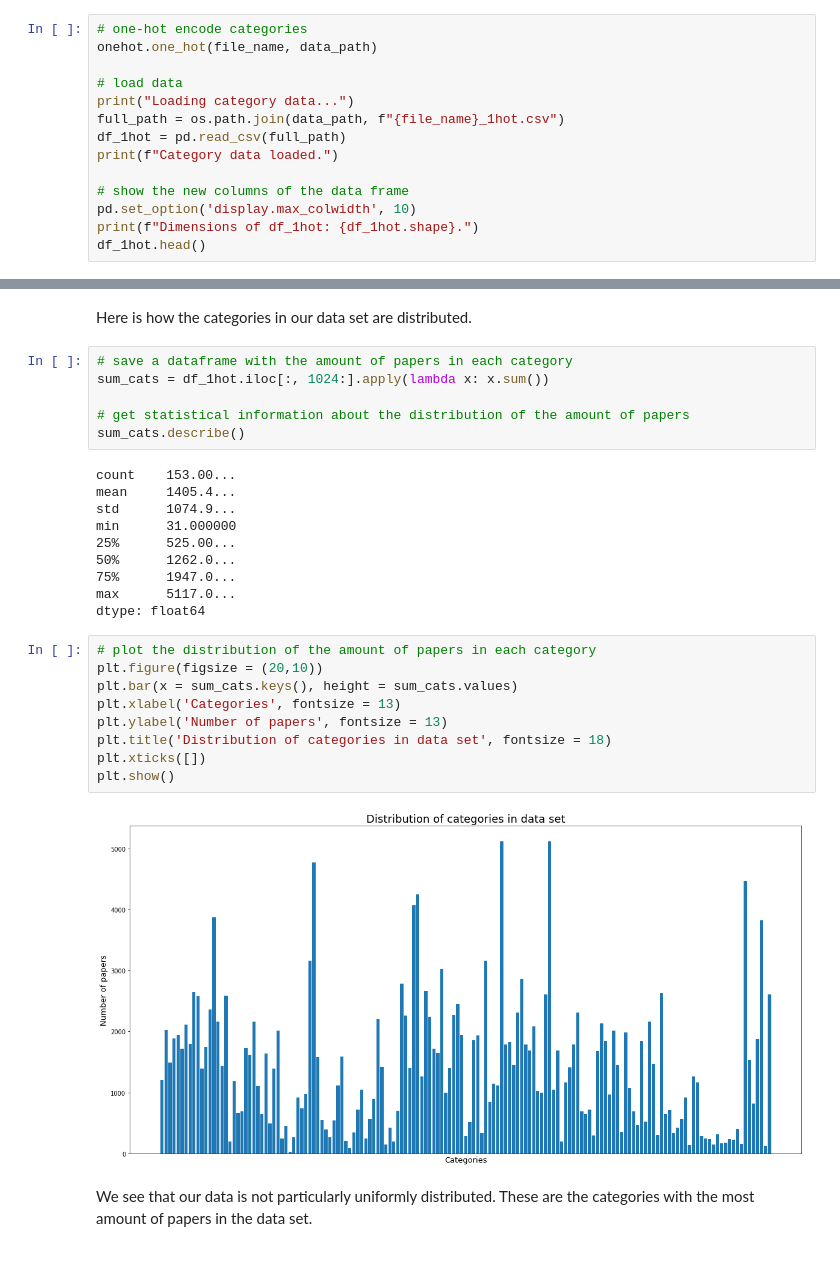
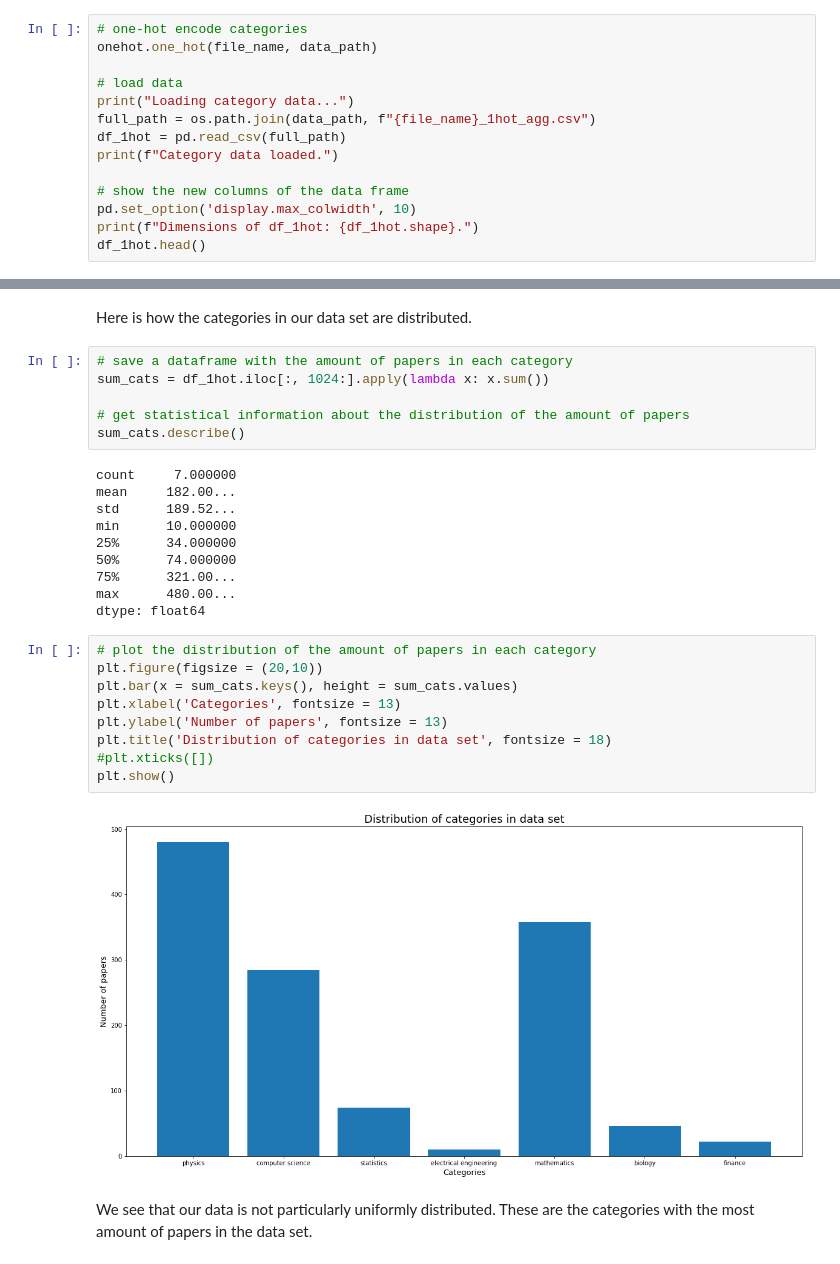
Before and after one commit to saattrupdan/scholarly, a Jupyter notebook: paper_classifier.ipynb, the cells around one changed output, grey strips where cells are left out. Cells and saved outputs as stored; diff of their text form.

```diff
--- a/paper_classifier.ipynb
+++ b/paper_classifier.ipynb
@@ -247,7 +200,7 @@ onehot.one_hot(file_name, data_path)
 
 # load data
 print("Loading category data...")
-full_path = os.path.join(data_path, f"{file_name}_1hot.csv")
+full_path = os.path.join(data_path, f"{file_name}_1hot_agg.csv")
 df_1hot = pd.read_csv(full_path)
 print(f"Category data loaded.")
 
@@ -278,26 +231,26 @@ sum_cats = df_1hot.iloc[:, 1024:].apply(lambda x: x.sum())
 # get statistical information about the distribution of the amount of papers
 sum_cats.describe()
 # %% [output]
-count    153.00...
-mean     1405.4...
-std      1074.9...
-min      31.000000
-25%      525.00...
-50%      1262.0...
-75%      1947.0...
-max      5117.0...
+count     7.000000
+mean     182.00...
+std      189.52...
+min      10.000000
+25%      34.000000
+50%      74.000000
+75%      321.00...
+max      480.00...
 dtype: float64
 # %%
 # plot the distribution of the amount of papers in each category
 plt.figure(figsize = (20,10))
 plt.bar(x = sum_cats.keys(), height = sum_cats.values)
 plt.xlabel('Categories', fontsize = 13)
 plt.ylabel('Number of papers', fontsize = 13)
 plt.title('Distribution of categories in data set', fontsize = 18)
-plt.xticks([])
+#plt.xticks([])
 plt.show()
 # %% [output]
-[figure, old version]
+[figure, new version]
 # %% [markdown]
 We see that our data is not particularly uniformly distributed. These are the categories with the most amount of papers in the data set.
 # %%
```
Also changed, not shown: parts of 12 cells of this notebook, 6 other files.
